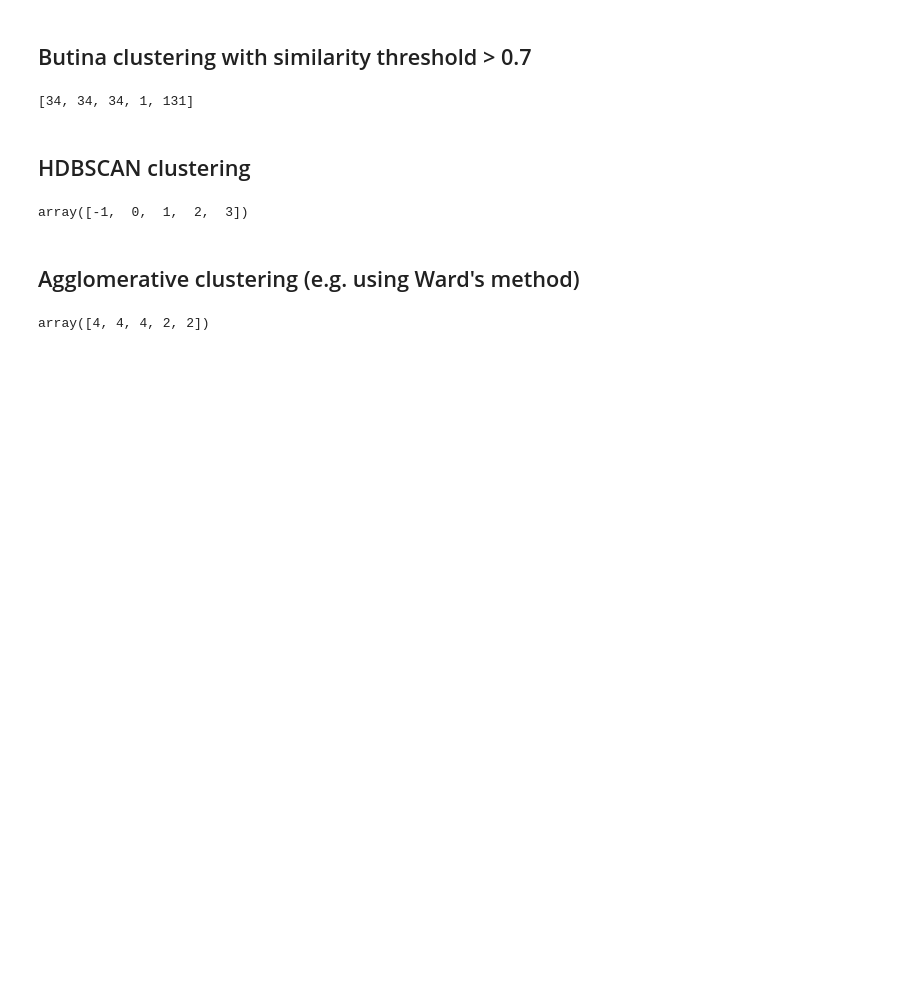
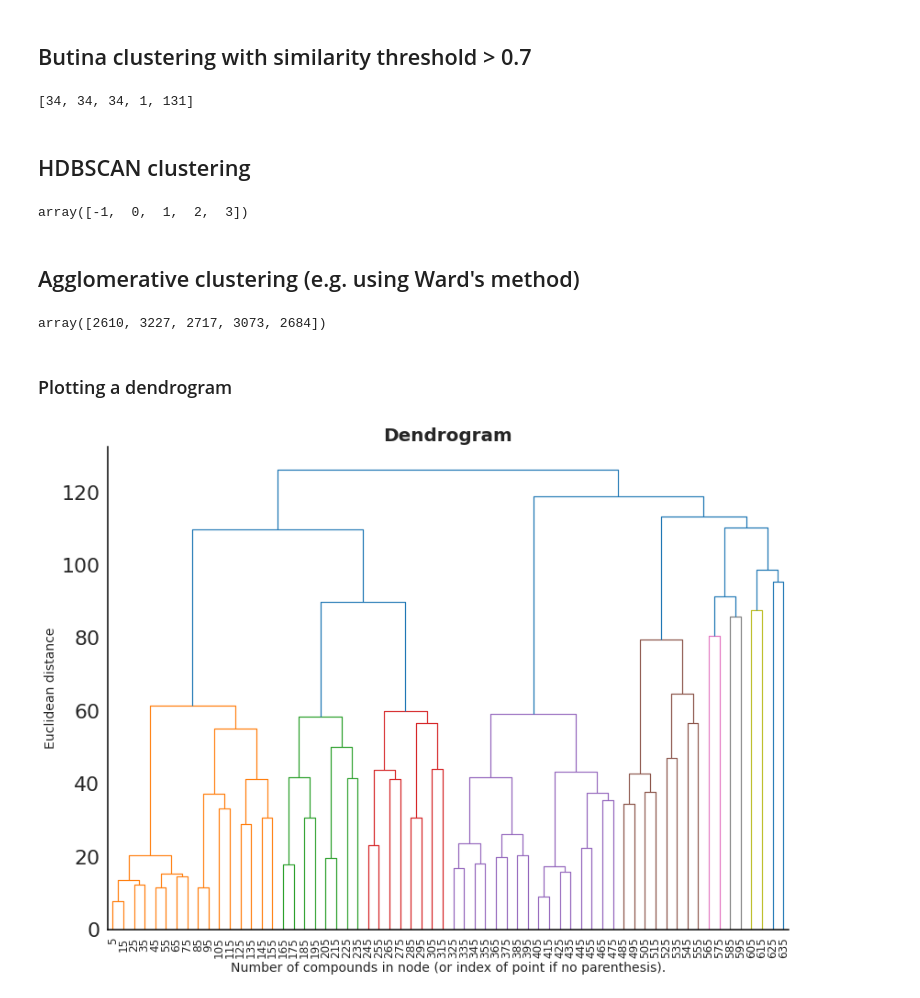
Before and after one commit to marcossantanaioc/molcluster, a Jupyter notebook: notebooks/index.ipynb, the cells around one changed output. Cells and saved outputs as stored; diff of their text form; code cells hidden in the pictures; blank space fills up the shorter version.

Commit message:
added plot_dendrogram

```diff
--- a/notebooks/index.ipynb
+++ b/notebooks/index.ipynb
@@ -95,9 +97,14 @@ array([-1,  0,  1,  2,  3])
 # %%
-clustering_agg = HierarchicalClustering(X)
-labels = clustering_agg.cluster(n_clusters=5, linkage='ward')
+labels = clustering_agg.cluster(n_clusters=None, distance_threshold=0.25, linkage='ward')
 labels[0:5]
 # %% [output]
-array([4, 4, 4, 2, 2])
+array([2610, 3227, 2717, 3073, 2684])
+# %% [markdown]
+### Plotting a dendrogram
+# %%
+clustering_agg.plot_dendrogram(truncate_mode="level", p=5)
+# %% [output]
+[figure, added]
 # %%
 #| hide
 from nbdev import nbdev_export
```
Also changed, not shown: parts of 6 cells of this notebook, 6 other files.
